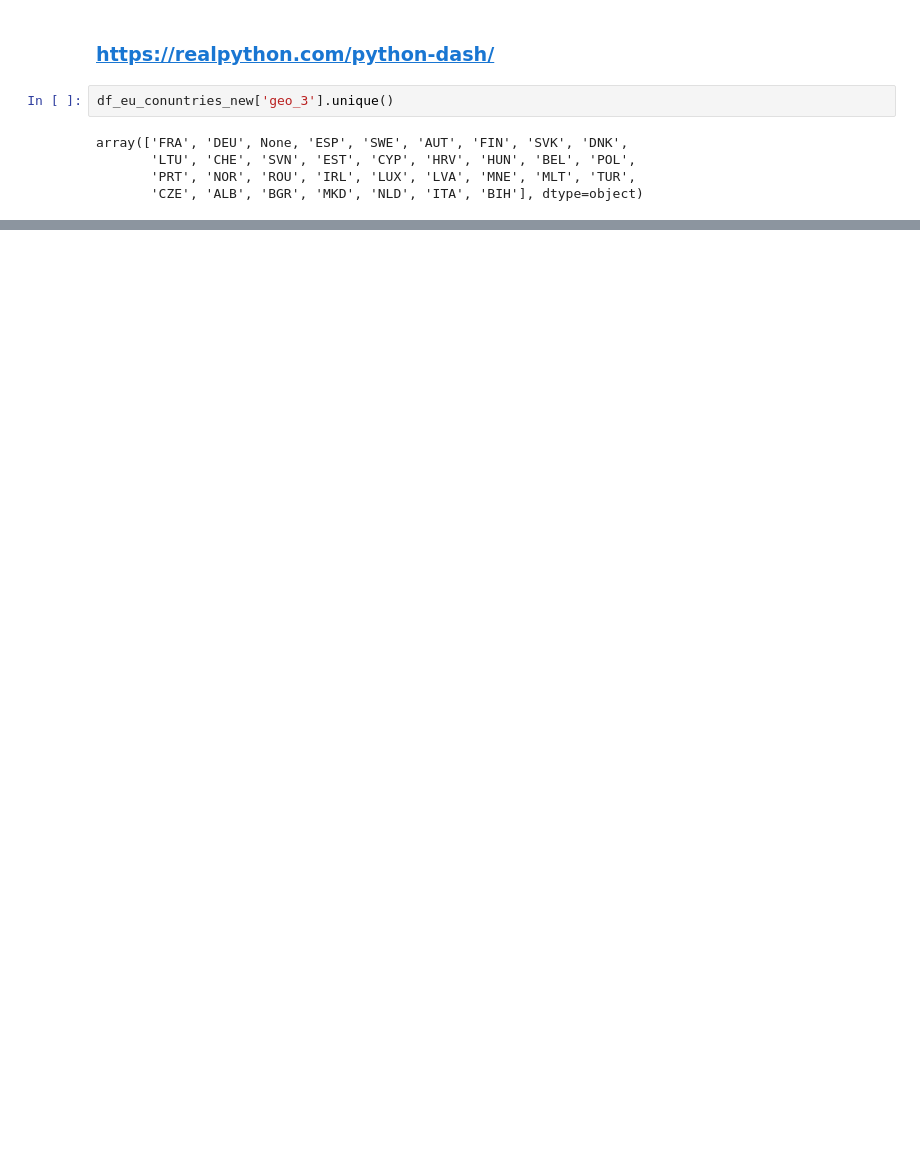
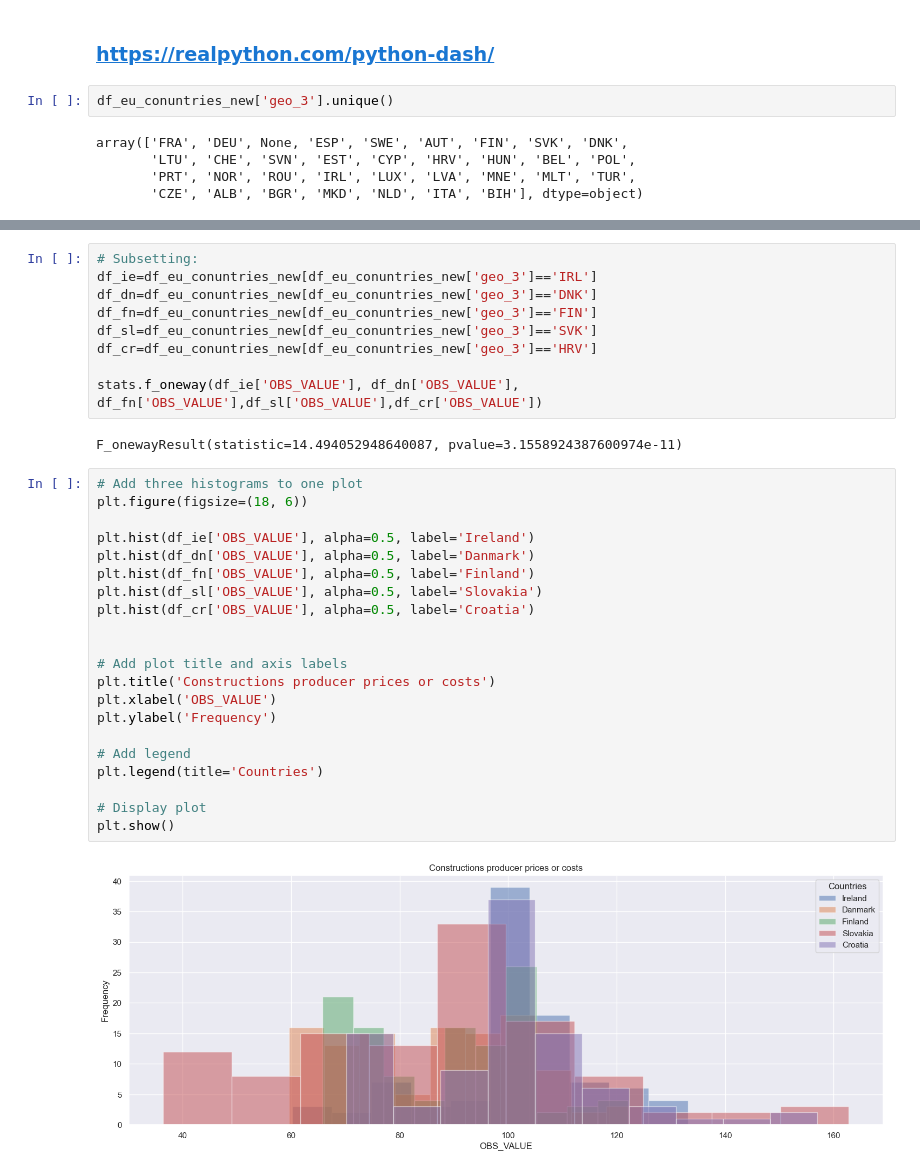
Before and after one commit to aytenkermencct/assesment_cct, a Jupyter notebook: dataPreperation.ipynb, the cells around one changed output, grey strips where cells are left out. Saved outputs shown, nothing was run; the diff lists cells and outputs as text; blank space fills up the shorter version.

```diff
--- a/dataPreperation.ipynb
+++ b/dataPreperation.ipynb
@@ -708,0 +783,34 @@ Dash is running on http://127.0.0.1:8078/
+# %%
+# Subsetting:
+df_ie=df_eu_conuntries_new[df_eu_conuntries_new['geo_3']=='IRL']
+df_dn=df_eu_conuntries_new[df_eu_conuntries_new['geo_3']=='DNK']
+df_fn=df_eu_conuntries_new[df_eu_conuntries_new['geo_3']=='FIN']
+df_sl=df_eu_conuntries_new[df_eu_conuntries_new['geo_3']=='SVK']
+df_cr=df_eu_conuntries_new[df_eu_conuntries_new['geo_3']=='HRV']
+
+stats.f_oneway(df_ie['OBS_VALUE'], df_dn['OBS_VALUE'], df_fn['OBS_VALUE'],df_sl['OBS_VALUE'],df_cr['OBS_VALUE'])
+# %% [output]
+F_onewayResult(statistic=14.494052948640087, pvalue=3.1558924387600974e-11)
+# %%
+# Add three histograms to one plot
+plt.figure(figsize=(18, 6))
+
+plt.hist(df_ie['OBS_VALUE'], alpha=0.5, label='Ireland')
+plt.hist(df_dn['OBS_VALUE'], alpha=0.5, label='Danmark')
+plt.hist(df_fn['OBS_VALUE'], alpha=0.5, label='Finland')
+plt.hist(df_sl['OBS_VALUE'], alpha=0.5, label='Slovakia')
+plt.hist(df_cr['OBS_VALUE'], alpha=0.5, label='Croatia')
+
+
+# Add plot title and axis labels
+plt.title('Constructions producer prices or costs')
+plt.xlabel('OBS_VALUE')
+plt.ylabel('Frequency')
+
+# Add legend
+plt.legend(title='Countries')
+
+# Display plot
+plt.show()
+# %% [output]
+[figure, added]
```
Also changed, not shown: parts of 12 cells of this notebook.
